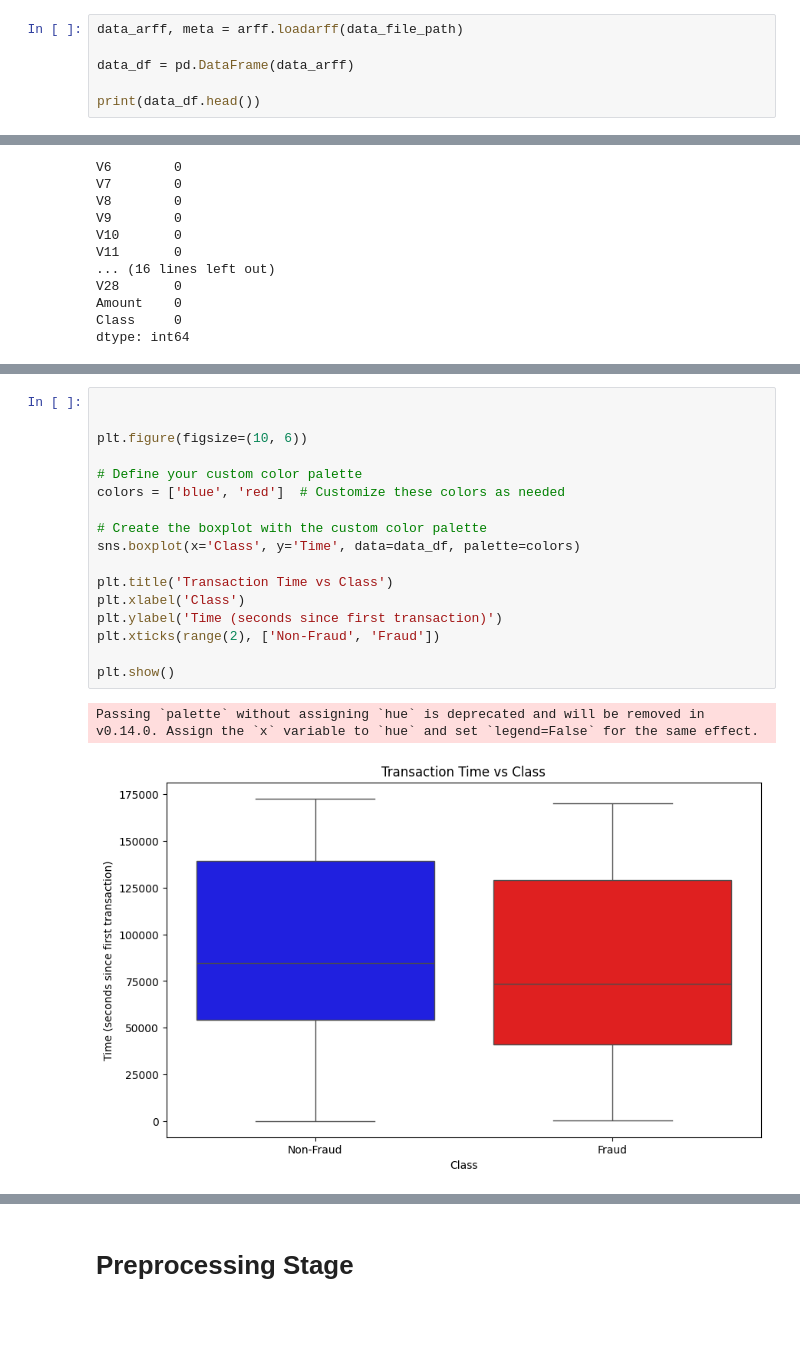
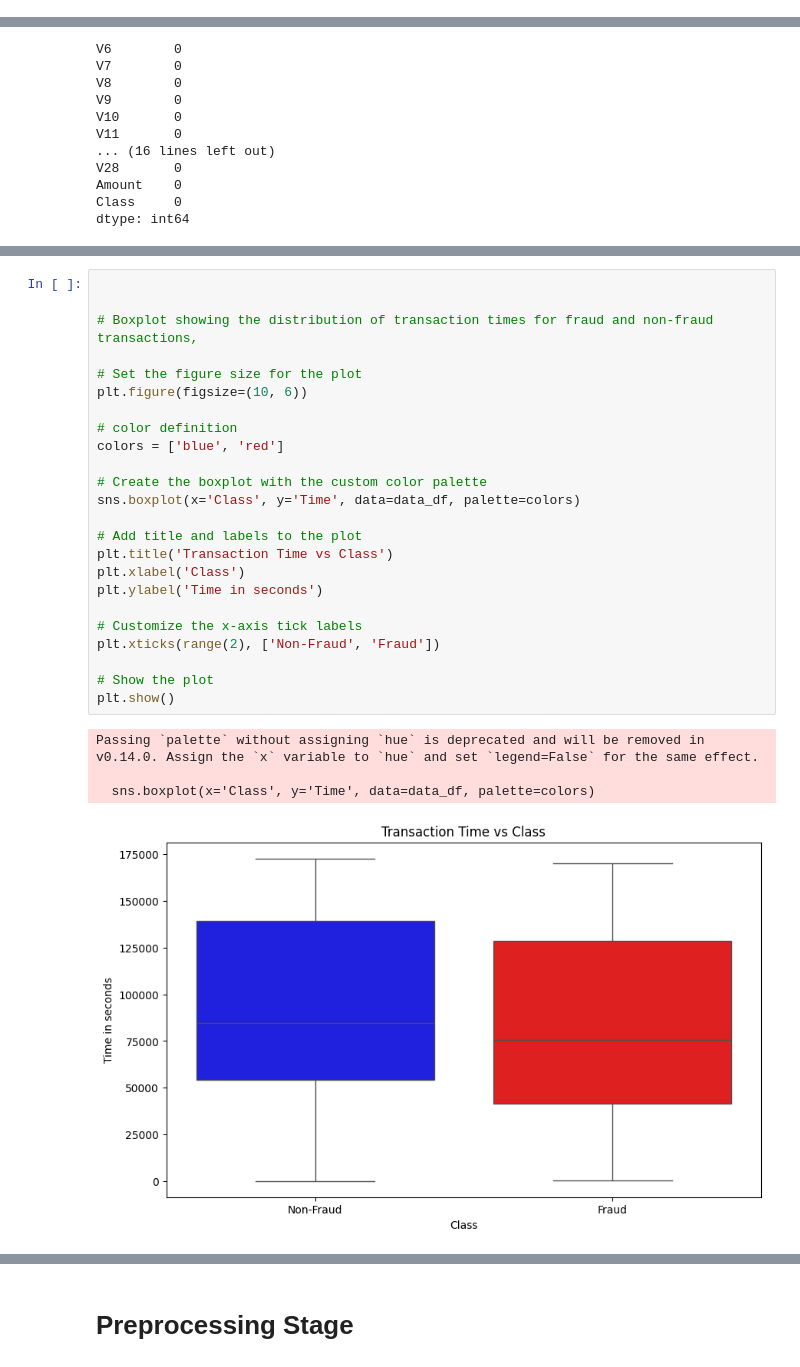
Before and after one commit to franchaise/project, a Jupyter notebook: credit_project.ipynb, the cells around one changed output, grey strips where cells are left out. Cells and saved outputs as stored; diff of their text form; blank space fills up the shorter version.

```diff
--- a/credit_project.ipynb
+++ b/credit_project.ipynb
@@ -30,6 +53,0 @@ data_file_path = '/content/drive/MyDrive/credit_project/dataset.arff'
-# %%
-data_arff, meta = arff.loadarff(data_file_path)
-
-data_df = pd.DataFrame(data_arff)
-
-print(data_df.head())
@@ -201,20 +196,29 @@ Successfully installed kaleido-0.2.1
 # %%
 
 
+# Boxplot showing the distribution of transaction times for fraud and non-fraud transactions,
+
+# Set the figure size for the plot
 plt.figure(figsize=(10, 6))
 
-# Define your custom color palette
-colors = ['blue', 'red']  # Customize these colors as needed
+# color definition
+colors = ['blue', 'red']
 
 # Create the boxplot with the custom color palette
 sns.boxplot(x='Class', y='Time', data=data_df, palette=colors)
 
+# Add title and labels to the plot
 plt.title('Transaction Time vs Class')
 plt.xlabel('Class')
-plt.ylabel('Time (seconds since first transaction)')
+plt.ylabel('Time in seconds')
+
+# Customize the x-axis tick labels
 plt.xticks(range(2), ['Non-Fraud', 'Fraud'])
 
+# Show the plot
 plt.show()
 # %% [output]
 Passing `palette` without assigning `hue` is deprecated and will be removed in v0.14.0. Assign the `x` variable to `hue` and set `legend=False` for the same effect.
+
+  sns.boxplot(x='Class', y='Time', data=data_df, palette=colors)
-[figure, old version]
+[figure, new version]
```
Also changed, not shown: parts of 51 cells of this notebook.
